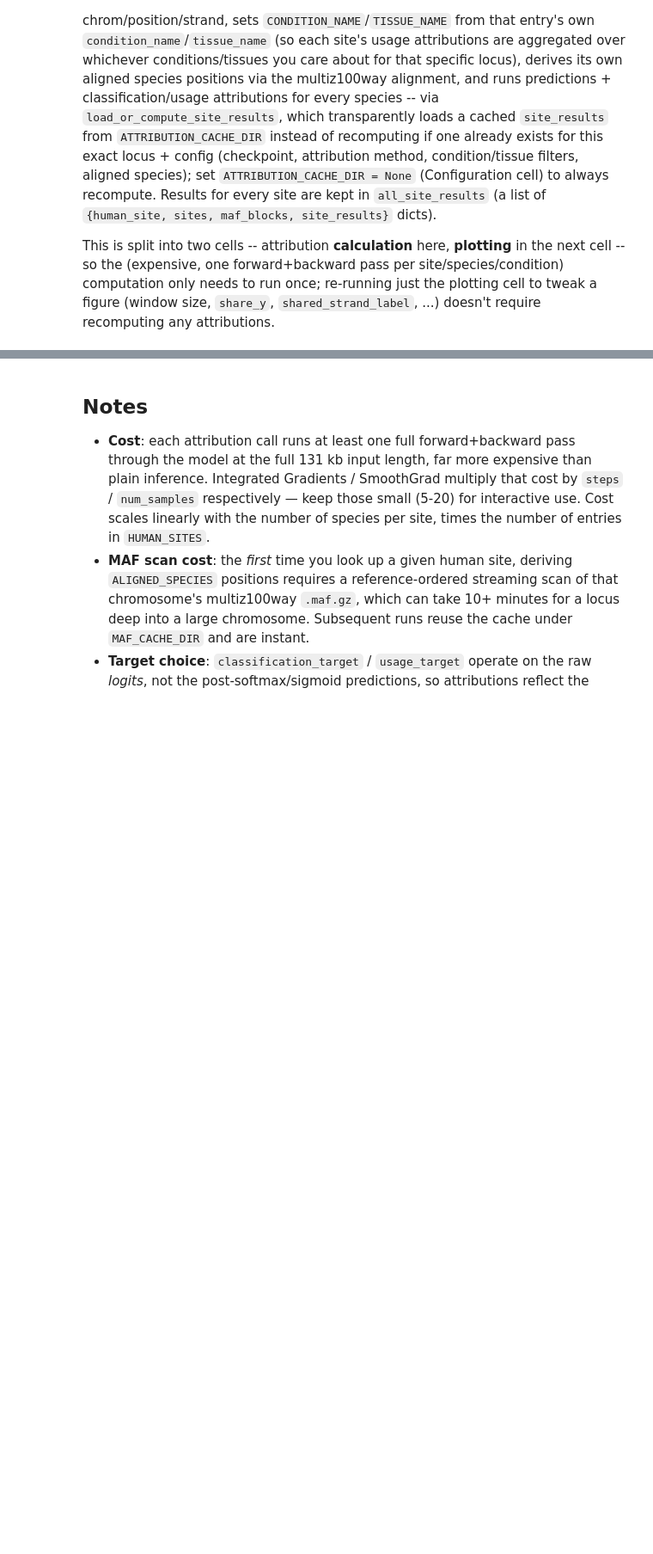
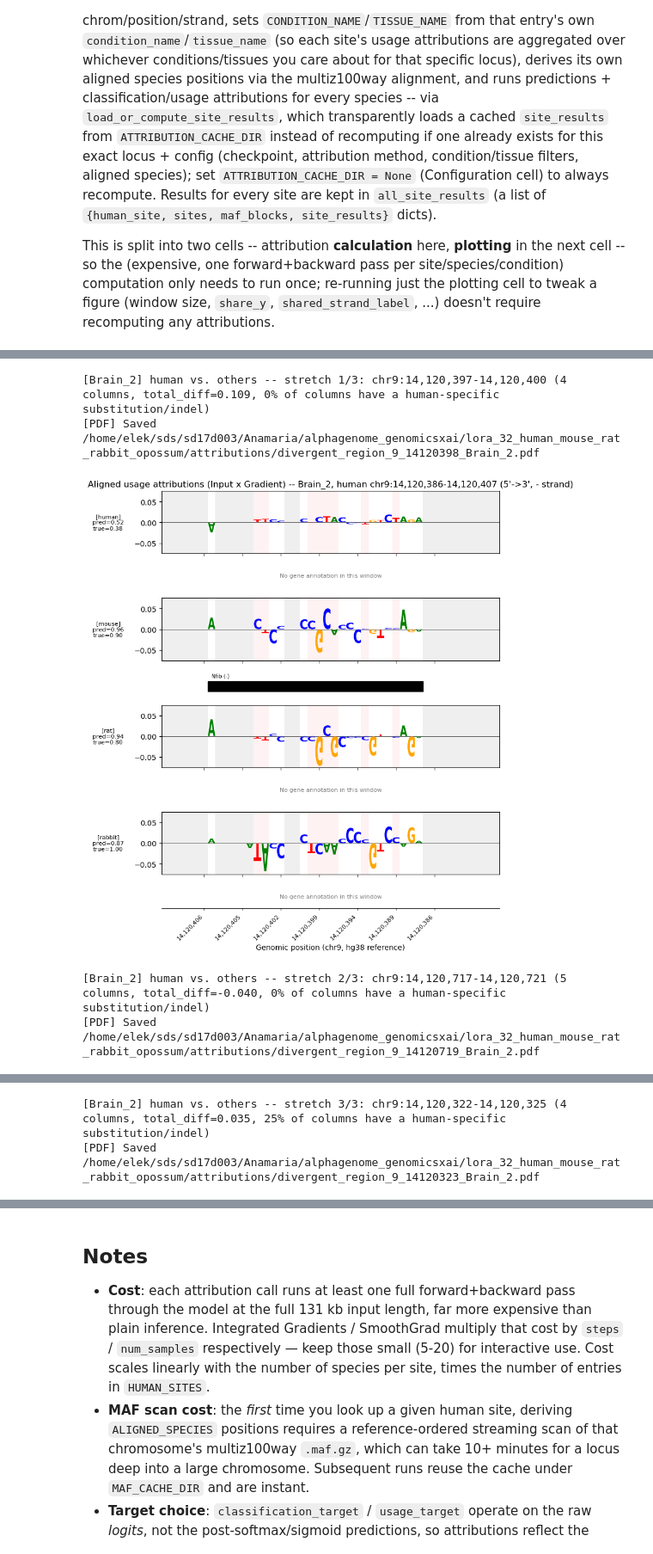
Before and after one commit to anamariaelek/alphagenome-pytorch, a Jupyter notebook: examples/notebooks/splice_attributions.ipynb, the cells around one changed output, grey strips where cells are left out. Shown at 86% size. Drawn from its saved outputs; the diff is of its cells as text; code cells hidden in the pictures; blank space fills up the shorter version.

```diff
--- a/examples/notebooks/splice_attributions.ipynb
+++ b/examples/notebooks/splice_attributions.ipynb
@@ -2553,0 +2883,15 @@ swap_result = run_sequence_swap_experiment(
+# %%
+# Identify contiguous stretches of diverged columns where HUMAN's attribution differs
+# most from the other species, and plot each (zoomed, with context)
+# as an aligned usage-attribution logo plot.
+human_vs_others_stretches = plot_top_species_vs_others_stretches(
+    entry["site_results"], entry["human_site"], ALIGNED_SPECIES, entry["maf_blocks"],
+    label=compare_label, focus_species="human",
+    window=compare_window, min_length=4, top_n=3, context_columns=20,
+)
+# %% [output]
+[Brain_2] human vs. others -- stretch 1/3: chr9:14,120,397-14,120,400 (4 columns, total_diff=0.109, 0% of columns have a human-specific substitution/indel)
+[PDF] Saved /home/elek/sds/sd17d003/Anamaria/alphagenome_genomicsxai/lora_32_human_mouse_rat_rabbit_opossum/attributions/divergent_region_9_14120398_Brain_2.pdf
+[figure, added]
+[Brain_2] human vs. others -- stretch 2/3: chr9:14,120,717-14,120,721 (5 columns, total_diff=-0.040, 0% of columns have a human-specific substitution/indel)
+[PDF] Saved /home/elek/sds/sd17d003/Anamaria/alphagenome_genomicsxai/lora_32_human_mouse_rat_rabbit_opossum/attributions/divergent_region_9_14120719_Brain_2.pdf
@@ -2553,0 +2899,2 @@ swap_result = run_sequence_swap_experiment(
+[Brain_2] human vs. others -- stretch 3/3: chr9:14,120,322-14,120,325 (4 columns, total_diff=0.035, 25% of columns have a human-specific substitution/indel)
+[PDF] Saved /home/elek/sds/sd17d003/Anamaria/alphagenome_genomicsxai/lora_32_human_mouse_rat_rabbit_opossum/attributions/divergent_region_9_14120323_Brain_2.pdf
```
Also changed, not shown: parts of 13 cells of this notebook, 4 other files.
